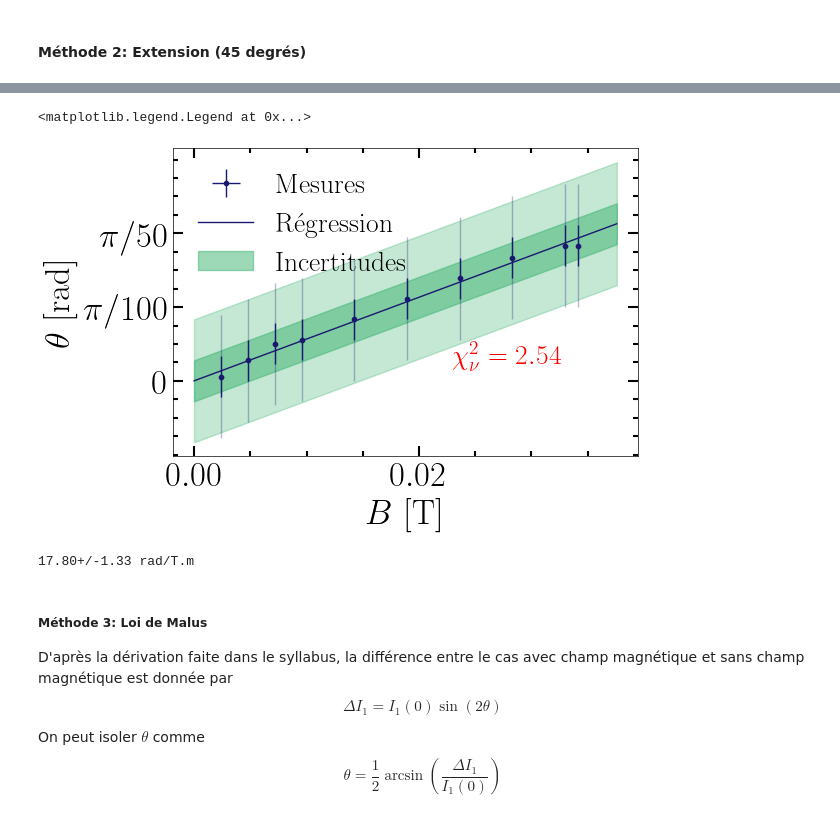
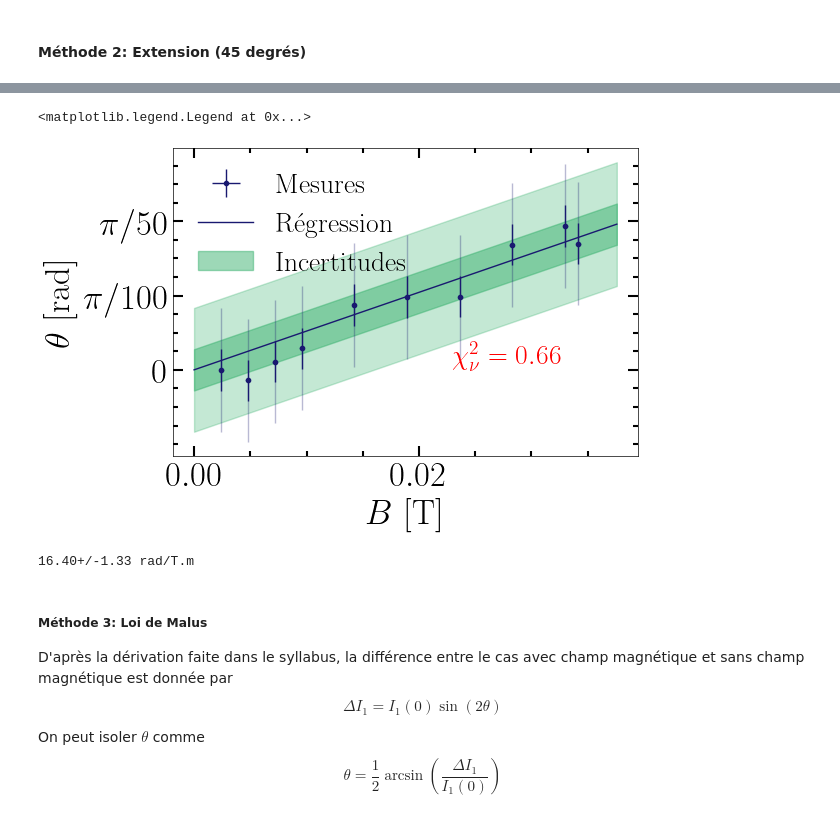
Before and after one commit to EnceladeCandy/phy3040, a Jupyter notebook: notebooks/faraday.ipynb, the cells around one changed output, grey strips where cells are left out. Saved outputs shown, nothing was run; the diff lists cells and outputs as text; code cells hidden in the pictures.

```diff
--- a/notebooks/faraday.ipynb
+++ b/notebooks/faraday.ipynb
@@ -417,10 +383,9 @@ print(f"{V.item():.2f}+/-{std_V.item():.2f} rad/T.m")
 #### Méthode 2: Extension (45 degrés)
 # %%
 # Importer les données (d = 9 cm, i.e. au milieu de la bobine)
-data = np.loadtxt(data_folder + "method_45.txt", skiprows=1)
+data = np.loadtxt(data_folder + "method_45_data.txt", skiprows=1)
 theta0 = (168-45) * u.degree.to(u.radian)
 angle_2 = data[:, 0] * u.degree.to(u.radian) - theta0  # radians
-# std_angle = 0.1 * u.degree.to(u.radian)
 L = 10 * 1e-2 # meters
 Ib = data[:, 1]  # courant dans la bobine (A)
 B_2 = Ib_to_B(Ib)
@@ -468,35 +433,32 @@ The chi squared is: 0.05214010068038734
 # %%
 fig, ax = plt.subplots(1, 1, figsize = (6, 4))
 
 plot_verdet(
     fig = fig,
     ax = ax,
     B_data = B_2-B0,
     angle_data = angle_2,
     std_B = std_B,
     std_angle = std_angle_extension,
     param_reg = param_fitted_2
 )
 handles, labels = plt.gca().get_legend_handles_labels()
 order = [2,0,1]
-ax.annotate(r"$\chi^2_\nu=%.2f$"%chi2, xy = (0.6, 0.3), xycoords = "axes fraction", color = "red", fontsize = 20)
+ax.annotate(r"$\chi^2_\nu=%.2f$"%chi2_2, xy = (0.6, 0.3), xycoords = "axes fraction", color = "red", fontsize = 20)
 ax.tick_params(which = 'major', axis = 'both', length = 7, width = 1.5)
 ax.tick_params(which = 'minor', axis = 'both', length = 3.5, width = 1.5)
 ax.set_yticks([0, np.pi/100, np.pi/50])
 ax.set_yticklabels([r"0", r"$\pi/100$", r"$\pi/50$"])
 ax.legend(loc = "upper left", handles = [handles[idx] for idx in order], labels = [labels[idx] for idx in order])
 # %% [output]
 <matplotlib.legend.Legend at 0x...>
-[figure, old version]
+[figure, new version]
 # %%
 V2 = param_fitted_2 / L
-# V = param_fitted_1 / L
-# std_V = std_fitted / L
-# std_L = 0.5e-2 # metres
 std_V2 = np.sqrt(std_fitted ** 2 + param_fitted_2 ** 2/ L **2 * std_L**2) / L
 print(f"{V2.item():.2f}+/-{std_V2.item():.2f} rad/T.m")
 # %% [output]
-17.80+/-1.33 rad/T.m
+16.40+/-1.33 rad/T.m
 # %% [markdown]
 ##### Méthode 3: Loi de Malus
 D'après la dérivation faite dans le syllabus, la différence entre le cas avec champ magnétique et sans champ magnétique est donnée par
```
Also changed, not shown: parts of 57 cells of this notebook.
